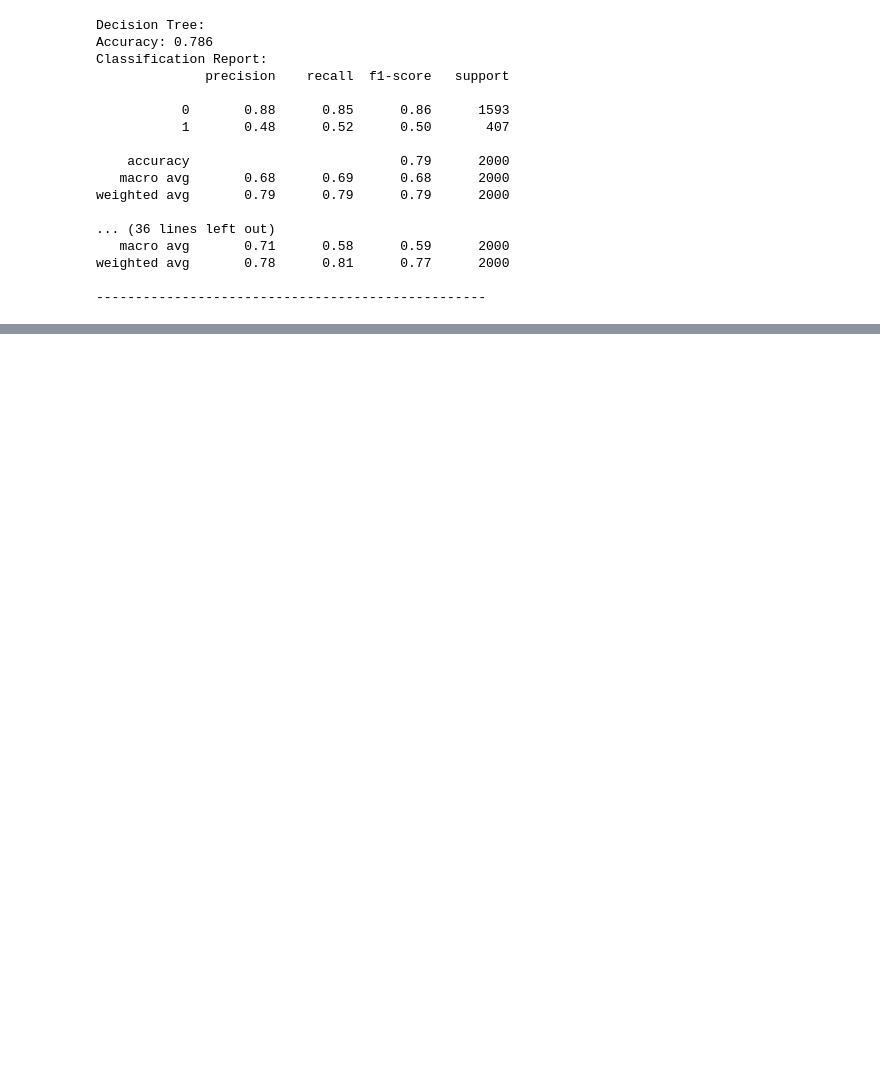
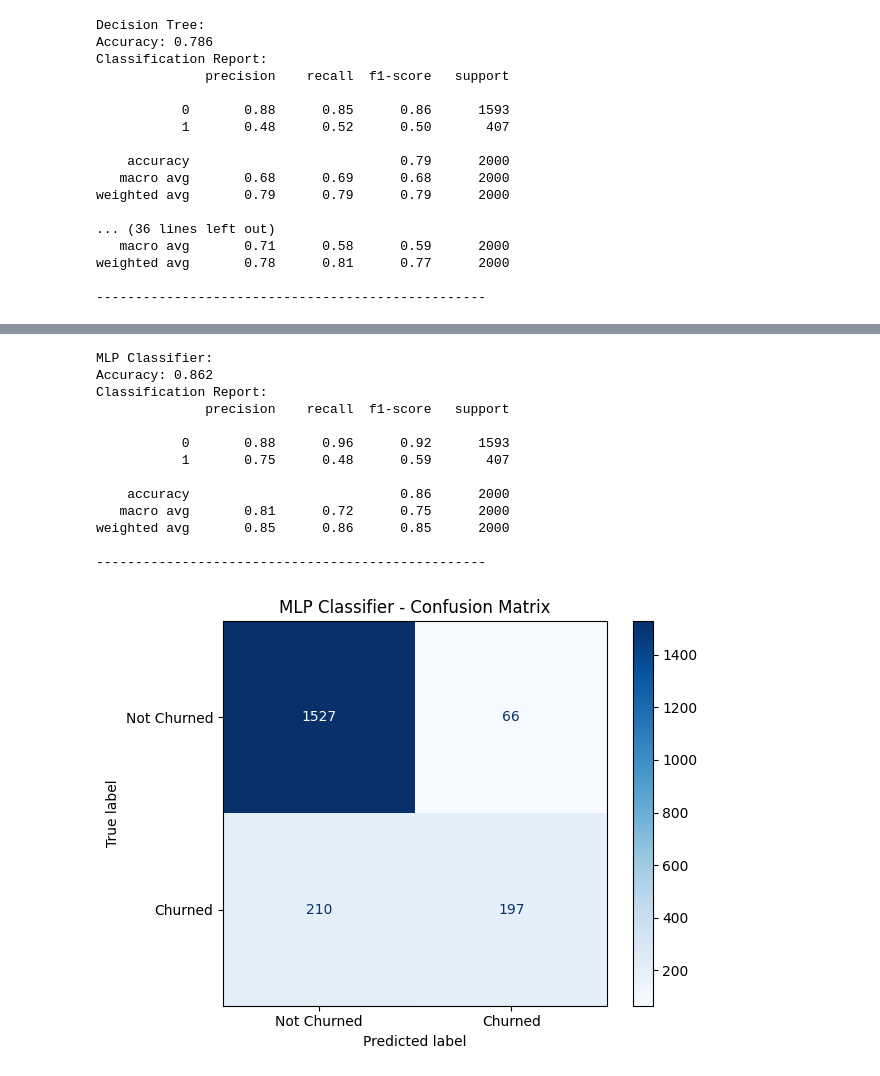
Before and after one commit to Perez1818/456FinalProject, a Jupyter notebook: FinalProject.ipynb, the cells around one changed output, grey strips where cells are left out. Cells and saved outputs as stored; diff of their text form; code cells hidden in the pictures; blank space fills up the shorter version.

Commit message:
I chose MLP as our model cause it improved the best, and I also made a graph to showcase how well it is peforming. Now we are on part 3 which is the improvement part

```diff
--- a/FinalProject.ipynb
+++ b/FinalProject.ipynb
@@ -187,0 +250,43 @@ weighted avg       0.78      0.81      0.77      2000
+# %%
+'''
+After reviewing all of the classification algorithms it seems that MLP is the "best one" so we will be using
+that model to train our dataset.
+'''
+import matplotlib.pyplot as plt
+from sklearn.metrics import ConfusionMatrixDisplay
+
+print("MLP Classifier:")
+mlp_model = MLPClassifier(random_state=42, max_iter=300)
+mlp_model.fit(X_train, y_train)
+y_pred_mlp = mlp_model.predict(X_test)
+print(f"Accuracy: {accuracy_score(y_test, y_pred_mlp)}")
+print("Classification Report:")
+print(classification_report(y_test, y_pred_mlp))
+print("-" * 50)
+
+# Plot Confusion Matrix
+ConfusionMatrixDisplay.from_estimator(
+    mlp_model, X_test, y_test,
+    display_labels=["Not Churned", "Churned"],
+    cmap=plt.cm.Blues,
+    values_format='d'
+)
+plt.title("MLP Classifier - Confusion Matrix")
+plt.grid(False)
+plt.tight_layout()
+plt.show()
+# %% [output]
+MLP Classifier:
+Accuracy: 0.862
+Classification Report:
+              precision    recall  f1-score   support
+
+           0       0.88      0.96      0.92      1593
+           1       0.75      0.48      0.59       407
+
+    accuracy                           0.86      2000
+   macro avg       0.81      0.72      0.75      2000
+weighted avg       0.85      0.86      0.85      2000
+
+--------------------------------------------------
+[figure, added]
```
Also changed, not shown: parts of 2 cells of this notebook.
